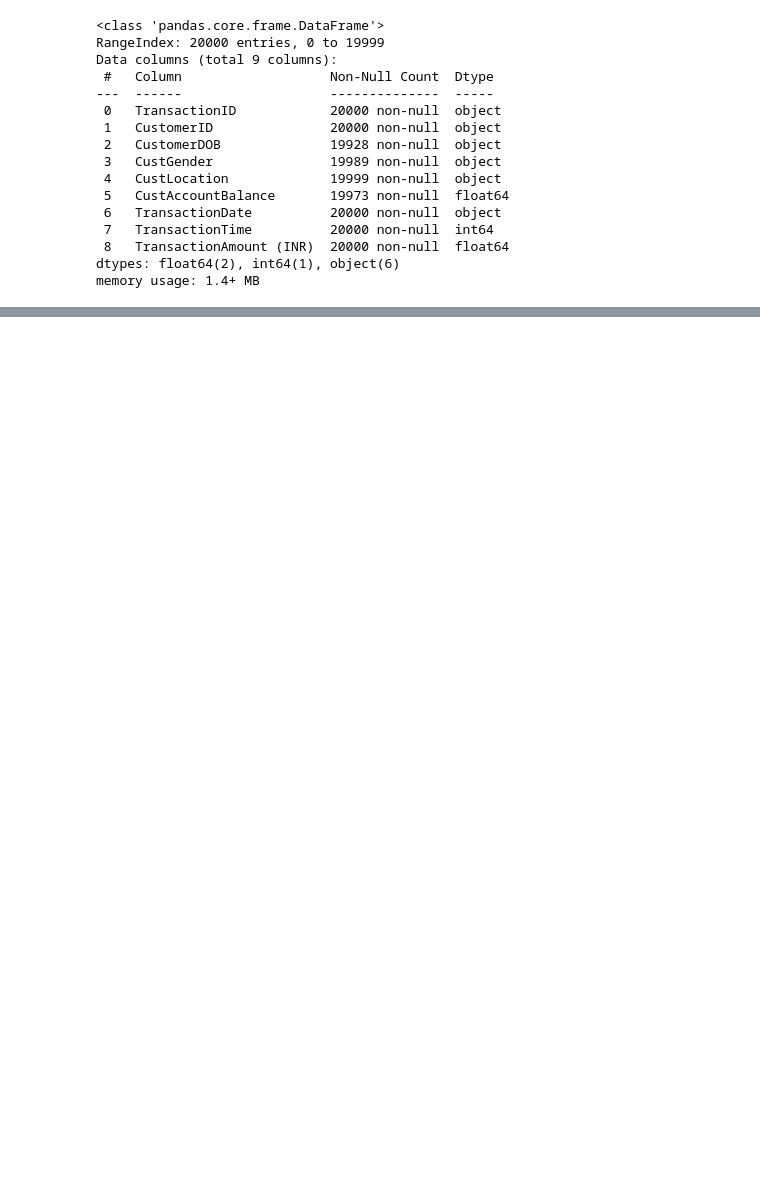
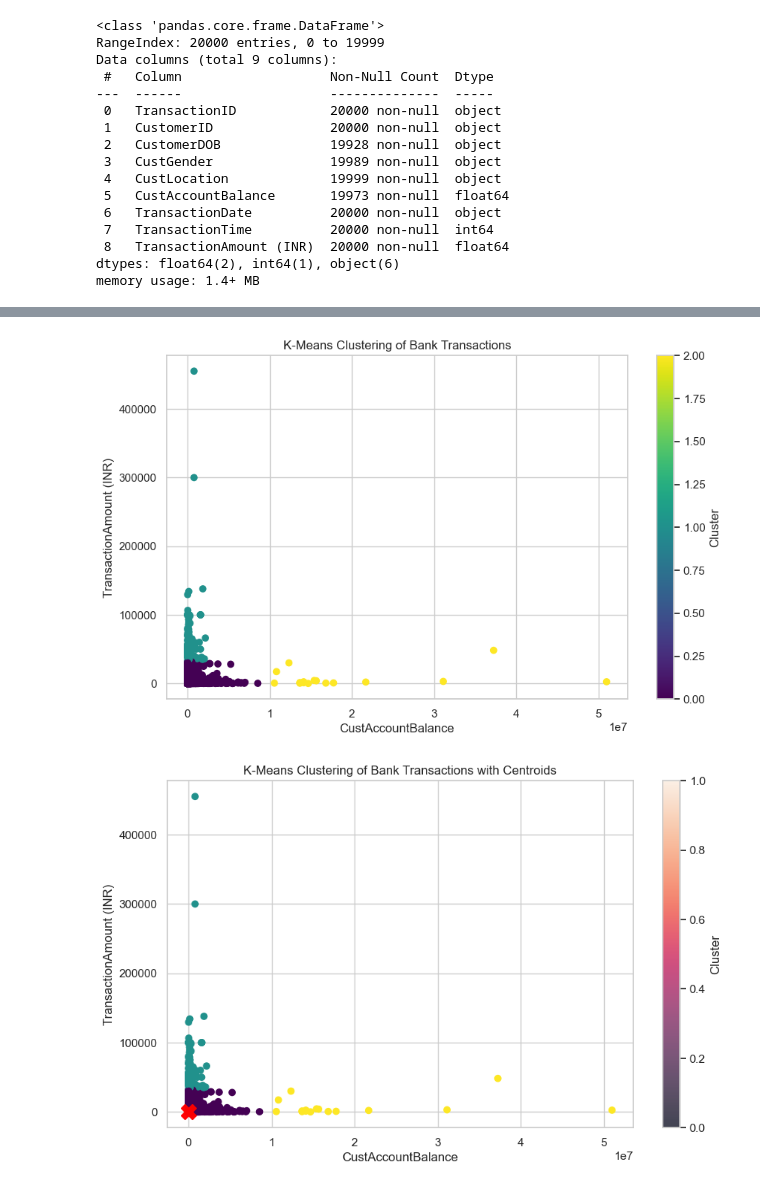
Before and after one commit to Ansareze/K-Means-Clustering, a Jupyter notebook: K-Means-Clustering.ipynb, the cells around one changed output, grey strips where cells are left out. Saved outputs shown, nothing was run; the diff lists cells and outputs as text; code cells hidden in the pictures; blank space fills up the shorter version.

```diff
--- a/K-Means-Clustering.ipynb
+++ b/K-Means-Clustering.ipynb
@@ -72,0 +97,36 @@ scaled_features = scaler.fit_transform(numeric_features)
+# %%
+# based on the elbow method, we can choose K=3
+kmeans = KMeans(n_clusters=3, init='k-means++', random_state=42)
+data['Cluster'] = kmeans.fit_predict(scaled_features)
+# %%
+# visualize the clusters
+plt.figure(figsize=(10, 6))
+plt.scatter(
+    data["CustAccountBalance"],
+    data["TransactionAmount (INR)"],
+    c=data["Cluster"],
+    cmap="viridis",
+)
+plt.xlabel("CustAccountBalance")
+plt.ylabel("TransactionAmount (INR)")
+plt.title("K-Means Clustering of Bank Transactions")
+plt.colorbar(label="Cluster")
+plt.show()
+# visualize the clusters with centroids
+plt.figure(figsize=(10, 6))
+plt.scatter(
+    data["CustAccountBalance"],
+    data["TransactionAmount (INR)"],
+    c=data["Cluster"],
+    cmap="viridis",
+)
+centroids = kmeans.cluster_centers_
+plt.scatter(centroids[:, 0], centroids[:, 1], c="red", s=200, alpha=0.75, marker="X")
+plt.xlabel("CustAccountBalance")
+plt.ylabel("TransactionAmount (INR)")
+plt.title("K-Means Clustering of Bank Transactions with Centroids")
+plt.colorbar(label="Cluster")
+plt.show()
+# %% [output]
+[figure, added]
+[figure, added]
```
Also changed, not shown: parts of 3 cells of this notebook.
